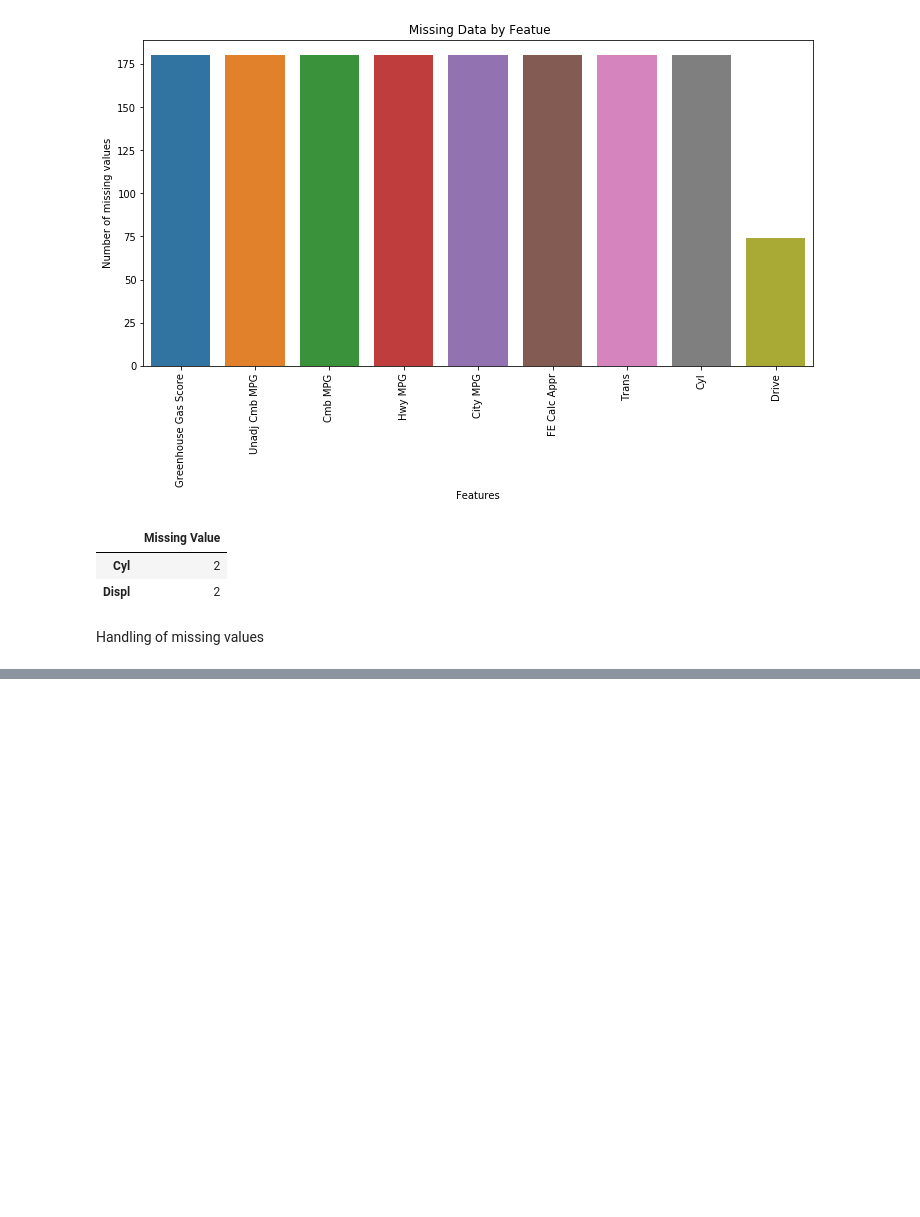
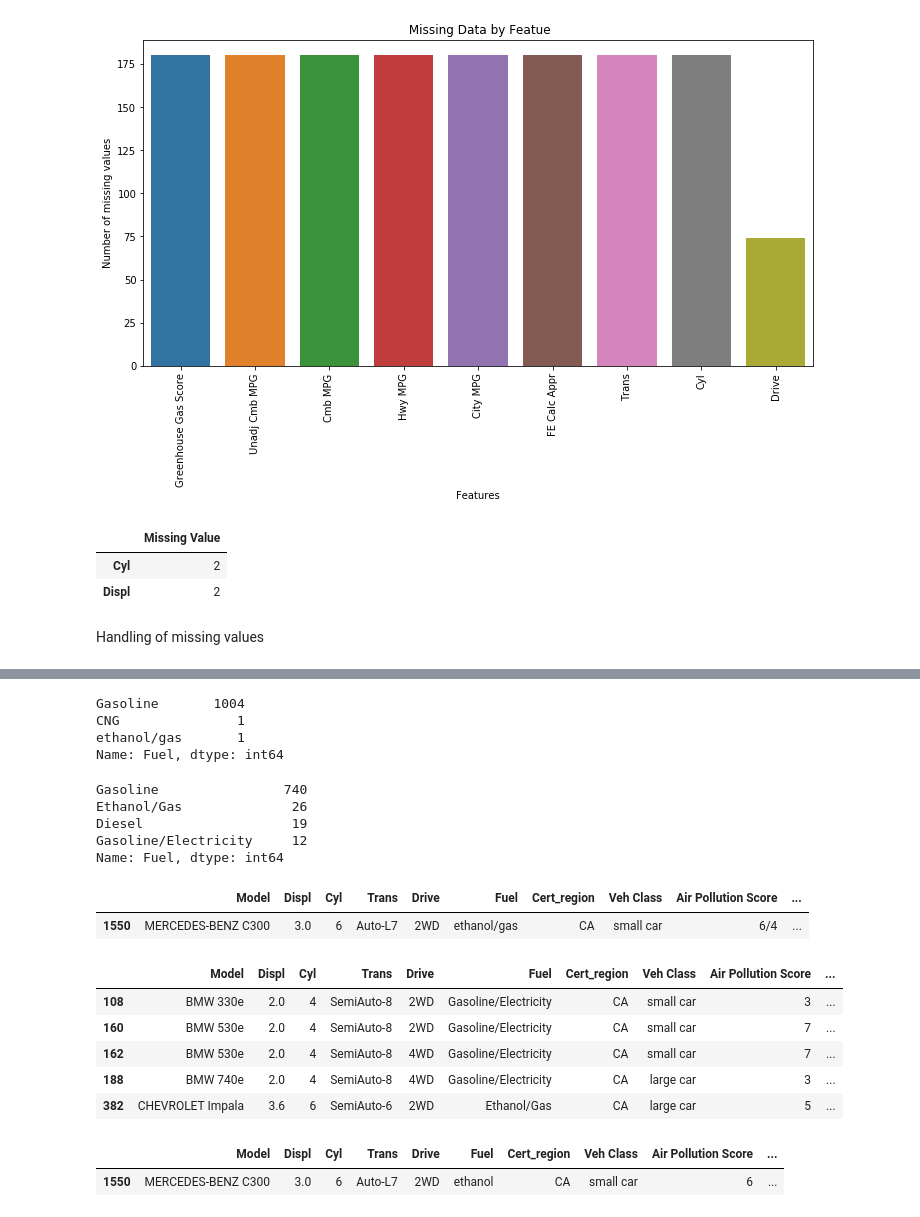
Before and after one commit to Sibin-Sibi/greenvehicle, a Jupyter notebook: model.ipynb, the cells around one changed output, grey strips where cells are left out. Cells and saved outputs as stored; diff of their text form; code cells hidden in the pictures; blank space fills up the shorter version.

```diff
--- a/model.ipynb
+++ b/model.ipynb
@@ -157,0 +170,2 @@ memory usage: 93.4+ KB
+# %%
+data_18['Cyl'] = data_18['Cyl'].astype(int)
@@ -157,0 +187,31 @@ memory usage: 93.4+ KB
+# %%
+data_08['Fuel'].value_counts()
+# %% [output]
+Gasoline       1004
+CNG               1
+ethanol/gas       1
+Name: Fuel, dtype: int64
+# %%
+data_18['Fuel'].value_counts()
+# %% [output]
+Gasoline                740
+Ethanol/Gas              26
+Diesel                   19
+Gasoline/Electricity     12
+Name: Fuel, dtype: int64
+# %%
+hb_08 = data_08[data_08['Fuel'].str.contains('/')]
+hb_08
+# %% [output]
+|  | Model | Displ | Cyl | Trans | Drive | Fuel | Cert_region | Veh Class | Air Pollution Score | ... |
+| 1550 | MERCEDES-BENZ C300 | 3.0 | 6 | Auto-L7 | 2WD | ethanol/gas | CA | small car | 6/4 | ... |
+# %%
+hb_18 = data_18[data_18['Fuel'].str.contains('/')]
+hb_18.head()
+# %% [output]
+|  | Model | Displ | Cyl | Trans | Drive | Fuel | Cert_region | Veh Class | Air Pollution Score | ... |
+| 108 | BMW 330e | 2.0 | 4 | SemiAuto-8 | 2WD | Gasoline/Electricity | CA | small car | 3 | ... |
+| 160 | BMW 530e | 2.0 | 4 | SemiAuto-8 | 2WD | Gasoline/Electricity | CA | small car | 7 | ... |
+| 162 | BMW 530e | 2.0 | 4 | SemiAuto-8 | 4WD | Gasoline/Electricity | CA | small car | 7 | ... |
+| 188 | BMW 740e | 2.0 | 4 | SemiAuto-8 | 4WD | Gasoline/Electricity | CA | large car | 3 | ... |
+| 382 | CHEVROLET Impala | 3.6 | 6 | SemiAuto-6 | 2WD | Ethanol/Gas | CA | large car | 5 | ... |
@@ -157,0 +239,5 @@ memory usage: 93.4+ KB
+# %%
+df1.head()
+# %% [output]
+|  | Model | Displ | Cyl | Trans | Drive | Fuel | Cert_region | Veh Class | Air Pollution Score | ... |
+| 1550 | MERCEDES-BENZ C300 | 3.0 | 6 | Auto-L7 | 2WD | ethanol | CA | small car | 6 | ... |
```
Also changed, not shown: parts of 22 cells of this notebook.
